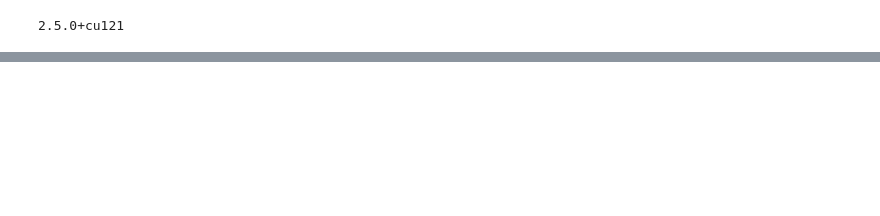
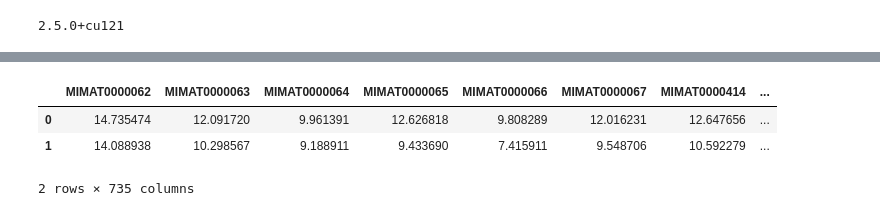
Before and after one commit to gc2321/ztm_pytorch, a Jupyter notebook: miRNA_classification.ipynb, the cells around one changed output, grey strips where cells are left out. Drawn from its saved outputs; the diff is of its cells as text; code cells hidden in the pictures; blank space fills up the shorter version.

```diff
--- a/miRNA_classification.ipynb
+++ b/miRNA_classification.ipynb
@@ -199,0 +53,2 @@ tensor([1., 0., 1., 0., 1., 1., 0., 0., 1., 0.])
+# %%
+data['lineage'] = np.where(data['lineage_2'].str.contains('Non-small', case=False), 'Non-Small Cell', 'Small Cell')
@@ -199,0 +63,10 @@ tensor([1., 0., 1., 0., 1., 1., 0., 0., 1., 0.])
+# %%
+columns_to_remove = ['depmap_id', 'cell_line_display_name', 'lineage_1', 'lineage_2', 'lineage_3', 'lineage_5', 'lineage_6', 'lineage_4']
+data = data.drop(columns=columns_to_remove)
+# %%
+data.head(2)
+# %% [output]
+|  | MIMAT0000062 | MIMAT0000063 | MIMAT0000064 | MIMAT0000065 | MIMAT0000066 | MIMAT0000067 | MIMAT0000414 | ... |
+| 0 | 14.735474 | 12.091720 | 9.961391 | 12.626818 | 9.808289 | 12.016231 | 12.647656 | ... |
+| 1 | 14.088938 | 10.298567 | 9.188911 | 9.433690 | 7.415911 | 9.548706 | 10.592279 | ... |
+2 rows × 735 columns
```
Also changed, not shown: parts of 23 cells of this notebook.
